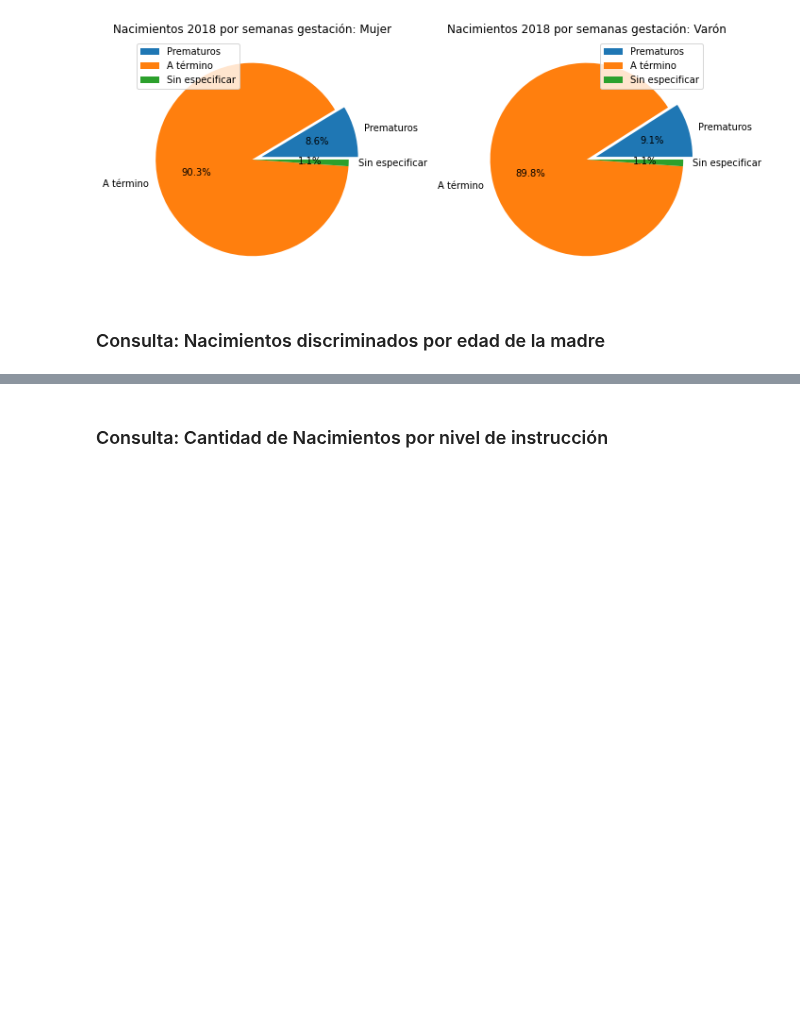
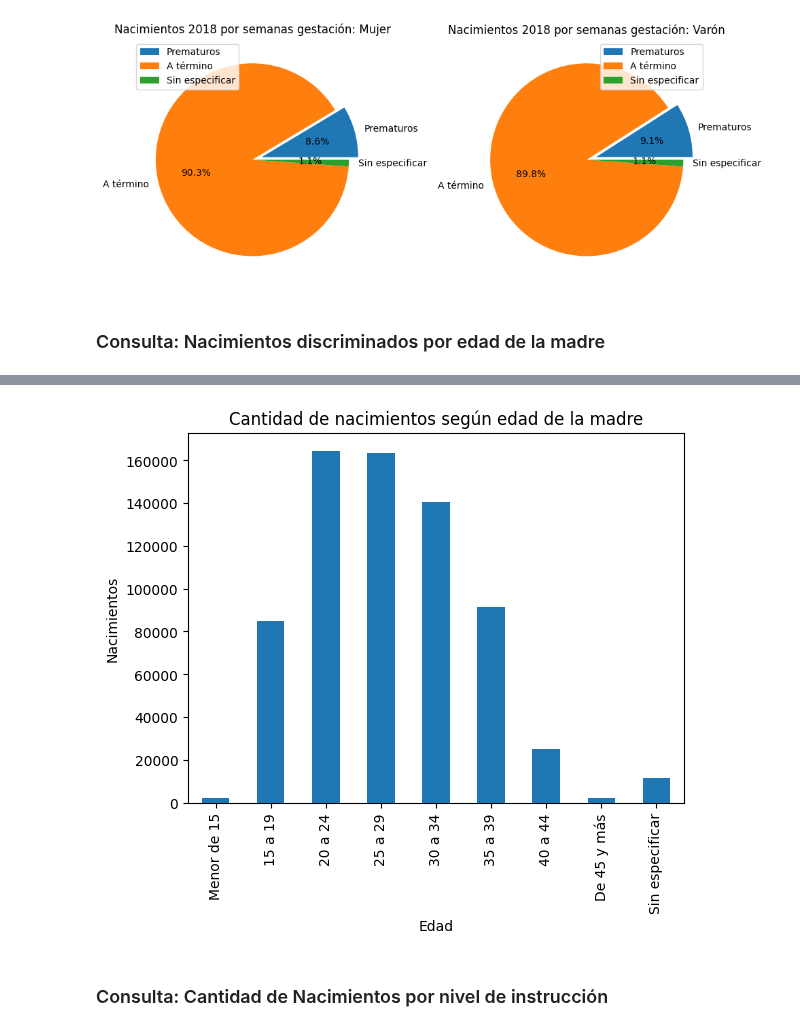
Before and after one commit to gagabriela2787/Grupo7ISPC, a Jupyter notebook: G7Nacidos.ipynb, the cells around one changed output, grey strips where cells are left out. Saved outputs shown, nothing was run; the diff lists cells and outputs as text; code cells hidden in the pictures; blank space fills up the shorter version.

Commit message:
rango,edad de madre

```diff
--- a/G7Nacidos.ipynb
+++ b/G7Nacidos.ipynb
@@ -327,4 +344,6 @@ plt.show()
 # %% [markdown]
 ### Consulta: Nacimientos discriminados por edad de la madre
 # %%
-# Agrupamos y sumamos los nacimientos...
+# Agrupamos y sumamos los nacimientos
+rangoedadmama = df.groupby('edad_de_la_madre_grupos_id')['cantidad_nacimientos'].sum()
+print(rangoedadmama)
@@ -333,3 +362,18 @@ plt.show()
+# %%
+#Gráfico de cantidad de nacimientos por grupos etarios de la madre.-
+#rangoedadmama.plot.barh()
+rangoedadmama.plot.bar()
+
+#Cambiamos los números en las barras por las etiquetas de grupos etarios:
+plt.xticks(range(len(grupos_etarios)), grupos_etarios, rotation='vertical')
+
+#Datos infaltables para todo gráfico: Título y etiquetas de ejes
+plt.title("Cantidad de nacimientos según edad de la madre")
+plt.xlabel("Edad")
+plt.ylabel("Nacimientos")
+plt.show()
+# %% [output]
+[figure, added]
 # %% [markdown]
 ### Consulta: Cantidad de Nacimientos por nivel de instrucción
 # %%
```
Also changed, not shown: parts of 4 cells of this notebook.
